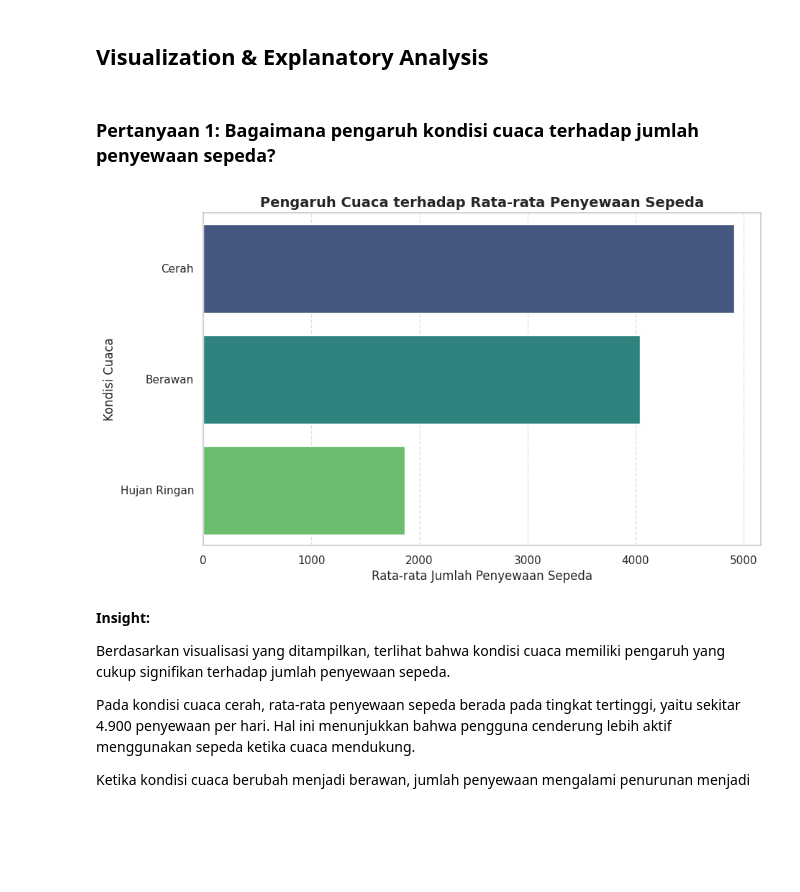
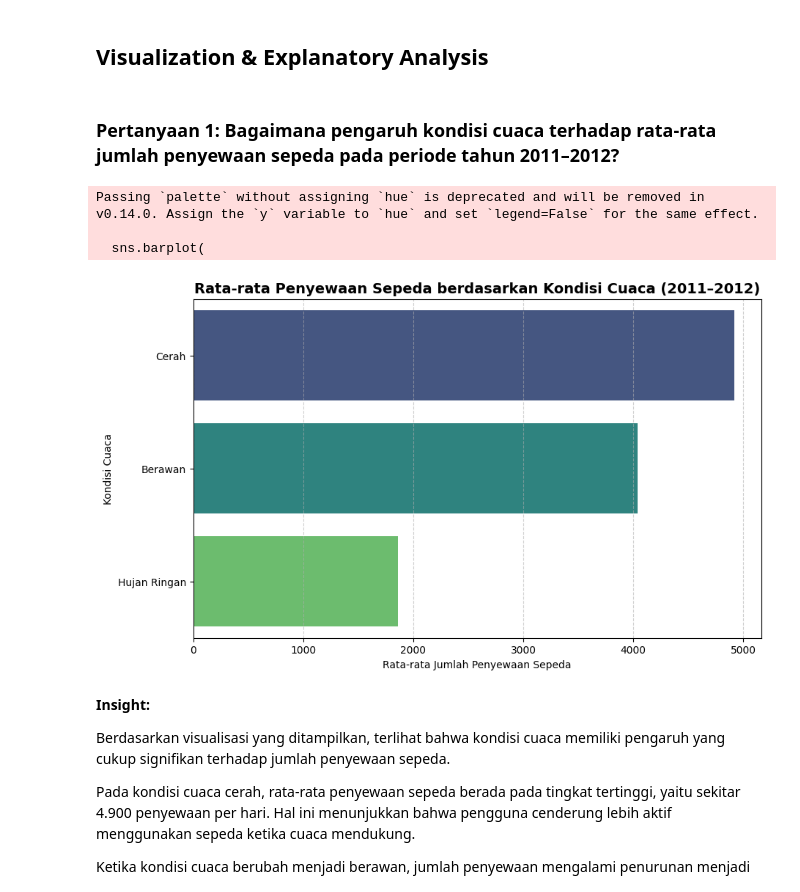
Before and after one commit to Stalxy/bike-sharing-dashboard, a Jupyter notebook: Proyek_Analisis_Data.ipynb, the cells around one changed output. Drawn from its saved outputs; the diff is of its cells as text; code cells hidden in the pictures; blank space fills up the shorter version.

```diff
--- a/Proyek_Analisis_Data.ipynb
+++ b/Proyek_Analisis_Data.ipynb
@@ -324,41 +329,48 @@ Secara keseluruhan, hasil analisis ini menunjukkan bahwa faktor cuaca dan jenis
 # %% [markdown]
 ## Visualization & Explanatory Analysis
 # %% [markdown]
-### Pertanyaan 1: Bagaimana pengaruh kondisi cuaca terhadap jumlah penyewaan sepeda?
+### Pertanyaan 1: Bagaimana pengaruh kondisi cuaca terhadap rata-rata jumlah penyewaan sepeda pada periode tahun 2011–2012?
 # %%
-# Menghitung rata-rata jumlah penyewaan sepeda berdasarkan kondisi cuaca
+# Time-bound filter (2011–2012)
+df_day_cleaned = df_day_cleaned[df_day_cleaned['yr'].isin([0, 1])]
+
+# Menghitung Rata Rata Berdasarkan Cuaca
 weather_impact = (
     df_day_cleaned.groupby('weather_label')['cnt']
     .mean()
     .reset_index()
 )
 
 # Mengurutkan berdasarkan jumlah penyewaan sepeda (tertinggi ke terendah)
 weather_impact_sorted = weather_impact.sort_values("cnt", ascending=False)
 
-# Membuat visualisasi barplot horizontal
+# Visualisasi
 plt.figure(figsize=(10, 6))
+
 sns.barplot(
     x='cnt',
     y='weather_label',
     data=weather_impact_sorted,
-    hue='weather_label',
-    palette='viridis',
-    legend=False
+    palette='viridis'
 )
 
-# Menambahkan judul dan label
-plt.title('Pengaruh Cuaca terhadap Rata-rata Penyewaan Sepeda', fontsize=14, fontweight='bold')
-plt.xlabel('Rata-rata Jumlah Penyewaan Sepeda', fontsize=12)
-plt.ylabel('Kondisi Cuaca', fontsize=12)
+plt.title(
+    'Rata-rata Penyewaan Sepeda berdasarkan Kondisi Cuaca (2011–2012)',
+    fontsize=14,
+    fontweight='bold'
+)
 
-# Menambahkan grid biar lebih enak dibaca
+plt.xlabel('Rata-rata Jumlah Penyewaan Sepeda')
+plt.ylabel('Kondisi Cuaca')
+
 plt.grid(axis='x', linestyle='--', alpha=0.6)
 
-# Menampilkan plot
 plt.show()
 # %% [output]
+Passing `palette` without assigning `hue` is deprecated and will be removed in v0.14.0. Assign the `y` variable to `hue` and set `legend=False` for the same effect.
+
+  sns.barplot(
-[figure, old version]
+[figure, new version]
 # %% [markdown]
 **Insight:**
 
```
Also changed, not shown: parts of 4 cells of this notebook, 3 other files.
